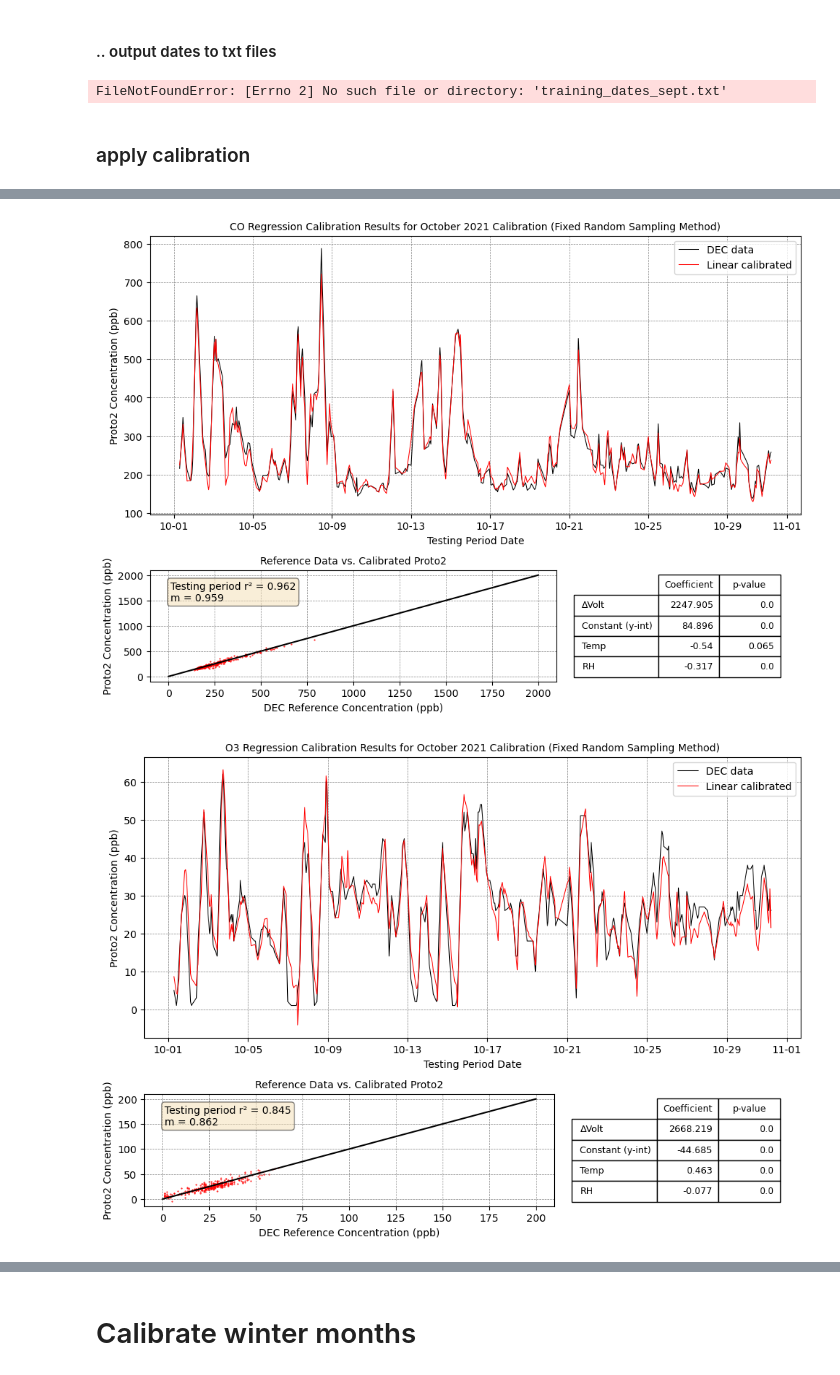
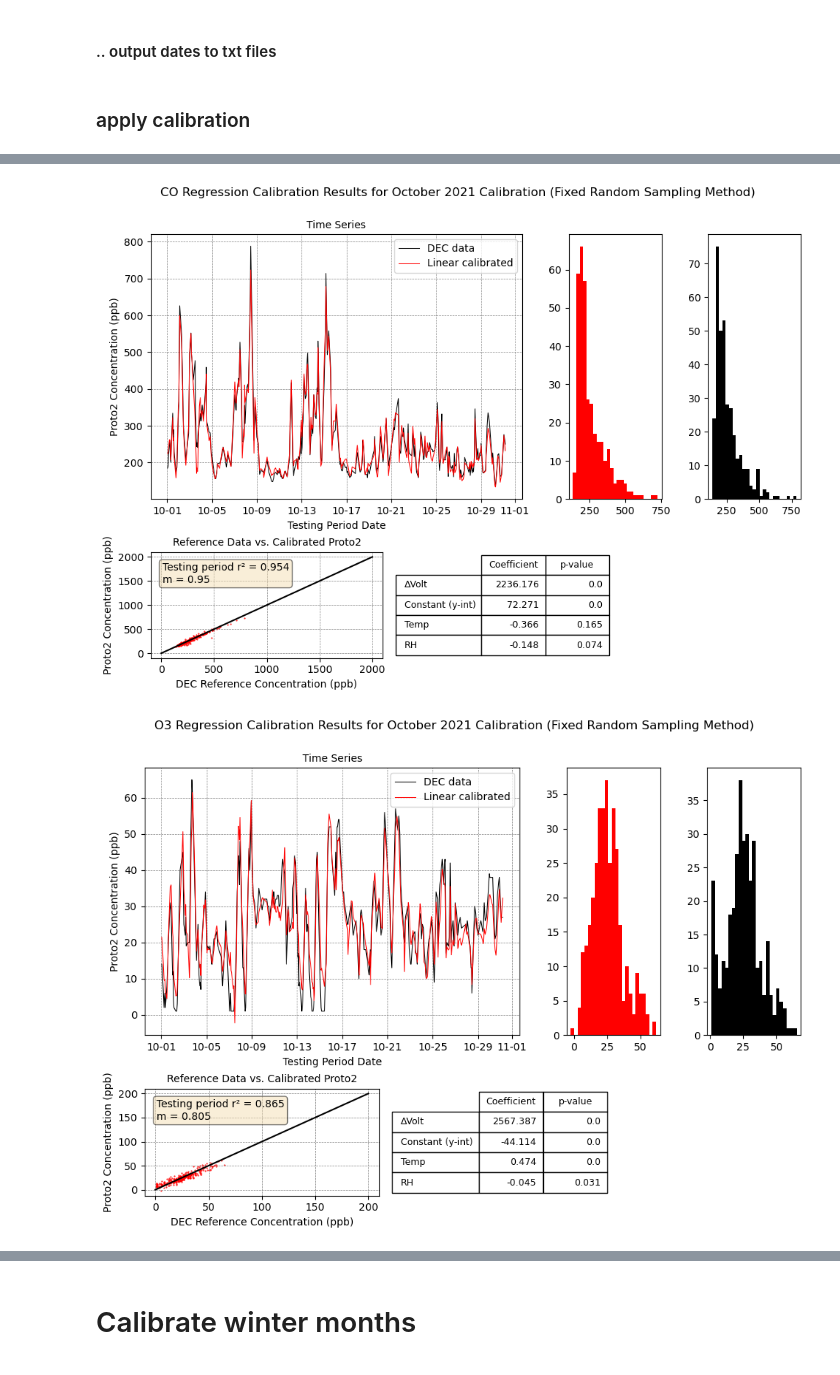
Before and after one commit to ehojeily/proto2, a Jupyter notebook: scripts/proto2_winter_analysis.ipynb, the cells around one changed output, grey strips where cells are left out. Drawn from its saved outputs; the diff is of its cells as text; code cells hidden in the pictures.

Commit message:
Added histograms to plots

```diff
--- a/scripts/proto2_winter_analysis.ipynb
+++ b/scripts/proto2_winter_analysis.ipynb
@@ -21,7 +21,7 @@ from generate_coefficients import generate_coefficients
 # %% [markdown]
 ### import proto 2 data
 # %%
-proto2_despiked = pd.read_csv('/home/ehojeily/proto2_data/despiked_proto2_ext.csv')
+proto2_despiked = pd.read_csv('/data/aq/nyserda/proto2/extended_analysis_data/despiked_proto2_ext.csv')
 proto2_despiked = proto2_despiked.drop('Unnamed: 0',1)
 # %%
 proto2_despiked['datetime'] = pd.to_datetime(proto2_despiked['datefield'],format='%Y-%m-%d %H:%M:%S')
@@ -48,12 +30,14 @@ houravg;
 # %% [markdown]
 ### import dec reference data
 # %%
-path_epa='/home/ehojeily/updated_DEC_csv/'
+path_epa='/data/aq/DEC/DEC_may2021-dec2022_csv/'
 epa_filepaths = []
 for file in sorted(os.listdir(path_epa)):
     epa_filepaths.append(path_epa+file)
 
-epa_from_files = (pd.read_csv(f,encoding='cp1252') for f in epa_filepaths) # https://stackoverflow.com/questions/33819557/unicodedecodeerror-utf-8-codec-while-reading-a-csv-file
+#epa_from_files = (pd.read_csv(f,encoding='cp1252') for f in epa_filepaths) # https://stackoverflow.com/questions/33819557/unicodedecodeerror-utf-8-codec-while-reading-a-csv-file
+epa_from_files = (pd.read_csv(f,encoding='cp437') for f in epa_filepaths) # https://stackoverflow.com/questions/9233027/unicodedecodeerror-charmap-codec-cant-decode-byte-x-in-position-y-character
+
 epa_df = pd.concat(epa_from_files)
 # %%
 epa_df;
@@ -168,12 +152,10 @@ Text(0.5, 1.0, 'Randomly selected training and testing period for Oct (DEC Refer
 # %% [markdown]
 #### .. output dates to txt files
 # %%
-os.remove("training_dates_sept.txt") # remove old text files to avoid writing over existing text
-os.remove("testing_dates_sept.txt") # remove old text files to avoid writing over existing text
+#os.remove("training_dates_sept.txt") # remove old text files to avoid writing over existing text
+#os.remove("testing_dates_sept.txt") # remove old text files to avoid writing over existing text
 os.remove("training_dates_oct.txt") # remove old text files to avoid writing over existing text
 os.remove("testing_dates_oct.txt") # remove old text files to avoid writing over existing text
-# %% [output]
-FileNotFoundError: [Errno 2] No such file or directory: 'training_dates_sept.txt'
 # %%
 #pd.DataFrame(training_dates.index).to_csv(r'training_dates_sept.txt', header=None, index=None, sep=' ', mode='a')
 #pd.DataFrame(testing_dates.index).to_csv(r'testing_dates_sept.txt', header=None, index=None, sep=' ', mode='a')
@@ -189,7 +171,7 @@ coefficient_dict = {}
 pvalue_dict = {}
 # %%
 for var_id in [42101, 44201, 42601, 42602, 88101]:
-#for var_id in [88101]:
+#for var_id in [44201]:
     #get the concentration field that matches the corresponding var_id from observations and convert the time (here it's just a 5 hour conversion)
     epa_concentration_field=DEC_oct[epa_table[var_id]].rename('value')
     #combine the observations and proto2 data into one dataset
@@ -262,22 +244,25 @@ for var_id in [42101, 44201, 42601, 42602, 88101]:
 
     ''' PLOT TIME :) '''
     print('Plotting for ',gname,'...')
+    shape, loc = 6, 6
 
-    fig = plt.subplots(figsize=(10,8))
+    fig = plt.subplots(figsize=(12,16))
+    plt.suptitle(gname+' Regression Calibration Results for '+training_period_month+' 2021 Calibration (Fixed Random Sampling Method)', fontsize=12, x=0.35,y=0.92)
+
     ''' DEC vs. Calibrated time series plot (top) '''
-    time_series = plt.subplot2grid((3, 3), (0, 0), rowspan=2, colspan=3)
+    time_series = plt.subplot2grid((shape, loc), (0, 0), rowspan=2, colspan=3)
     time_series.set_title('time_series')
     time_series.grid(color = 'grey', linestyle = '--', linewidth = 0.5)
     time_series.plot(testing_period,testing_reference_concentrations,label='DEC data', color='black',linewidth=0.75)
     time_series.plot(testing_period,calibrated_data,label='Linear calibrated', color='red',linewidth=0.75)
     time_series.legend()
-    time_series.set_title(gname+' Regression Calibration Results for '+training_period_month+' 2021 Calibration (Fixed Random Sampling Method)', fontsize=10)
+    time_series.set_title('Time Series', fontsize=10)
     time_series.set_xlabel('Testing Period Date')
     time_series.set_ylabel('Proto2 Concentration ' +'('+pltunit+')')
     time_series.xaxis.set_major_formatter(DateFormatter('%m-%d'))
 
     ''' DEC vs. Calibrated trend  plot (bottom left) '''
-    data_series = plt.subplot2grid((3, 3), (2, 0), colspan=2)
+    data_series = plt.subplot2grid((shape, loc), (2, 0), colspan=2)
     data_series.set_title('data_series')
     data_series.grid(color = 'grey', linestyle = '--', linewidth = 0.5)
     # 1:1 line
@@ -311,16 +296,29 @@ for var_id in [42101, 44201, 42601, 42602, 88101]:
     table_data = table_data.append([coefficients['coef_dict'], coefficients['pvalue_dict']],ignore_index=True).transpose().rename(columns = {0:'Coefficient', 1:'p-value'},
                                                                                                                                   index={'Y-intercept (constant term)':'Constant (y-int)'}).round(3)
     table_data = table_data.reindex((table_data.abs().sort_values(by=['Coefficient'], ascending=False)).index) # sorts table by highest abs value of coefficient
-    table = plt.subplot2grid((3, 3), (2, 2))
+    table = plt.subplot2grid((shape, loc), (2, 2),colspan=2)
     #hide the axes
     table.patch.set_visible(False)
     table.axis('off')
     table.axis('tight')
     regression_table = table.table(cellText=table_data.values, rowLabels=table_data.index, colLabels = table_data.columns,loc='center')
-    regression_table.scale(0.75,2)
+    regression_table.scale(0.55,2)
     regression_table.set_fontsize(15)
     plt.subplots_adjust(left=0, wspace=0.50, hspace=0.50)
-    figname = str(gname+'_'+training_period_month+'_fixedrandsampling_analysis')
+
+
+    ''' Histograms '''
+    n_bins = 25
+
+    histogram_calibrated = plt.subplot2grid((shape, loc), (0, 3),rowspan=2)
+    histogram_calibrated = plt.hist(calibrated_data, n_bins, color='red')
+
+    histogram_reference = plt.subplot2grid((shape, loc), (0, 4),rowspan=2)
+    histogram_reference = plt.hist(testing_reference_concentrations, n_bins, color='black')
+
+
+    ''' Outputting plot ... '''
+    figname = str(gname+'_'+training_period_month+'_fixedrandsampling_analysis_histo')
     print('Saving figure as...',figname)
     '''
     filepath = '/data/shared/ehojeily/september_analysis/'
@@ -352,2 +350,2 @@ Saving figure as... pm25_October_fixedrandsampling_analysis
-[figure, old version]
+[figure, new version]
-[figure, old version]
+[figure, new version]
```
Also changed, not shown: parts of 4 cells of this notebook.
